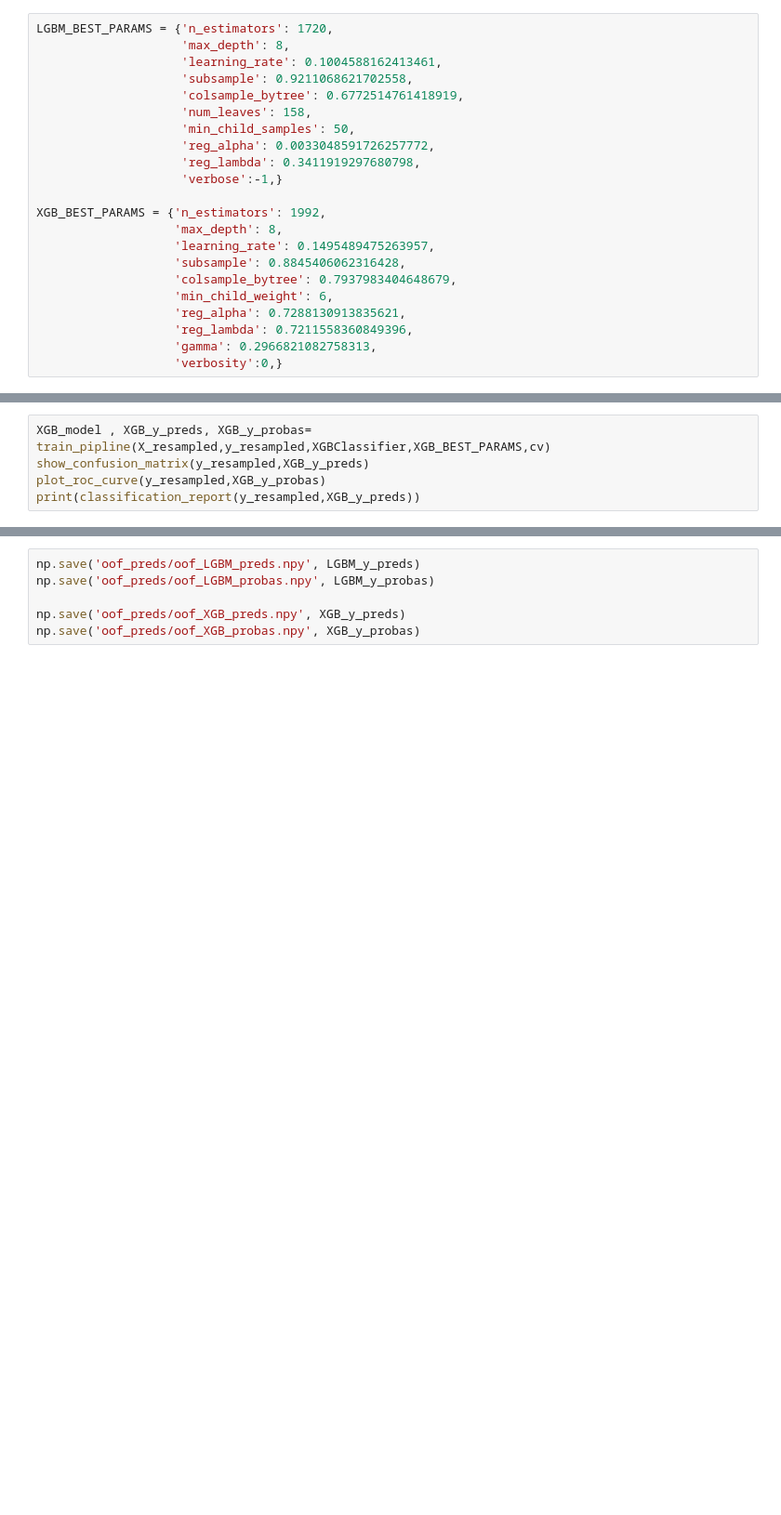
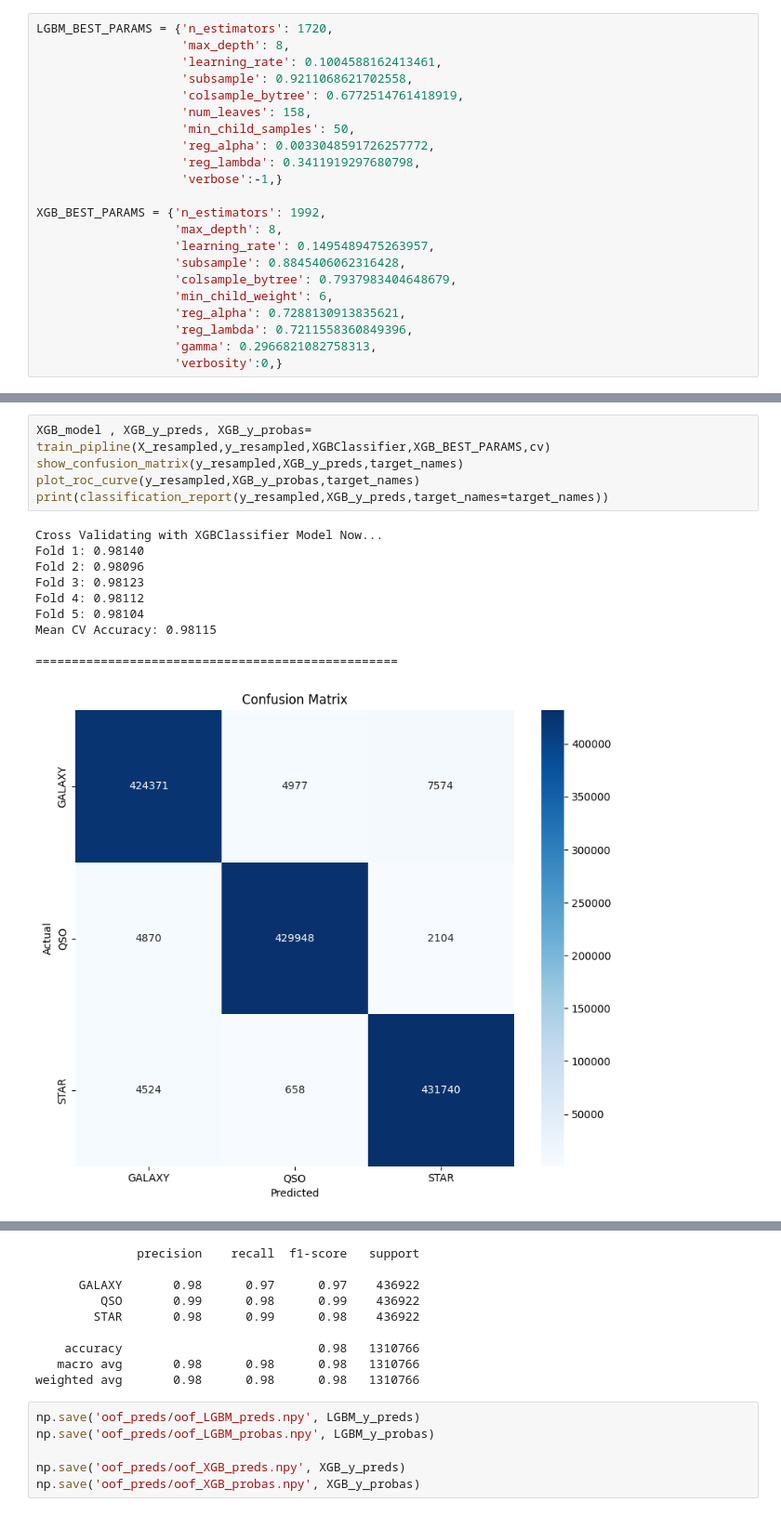
Before and after one commit to Hozaifa-777/Project_Galaxy, a Jupyter notebook: notebooks/04_tuning.ipynb, the cells around one changed output, grey strips where cells are left out. Shown at 93% size. Cells and saved outputs as stored; diff of their text form; blank space fills up the shorter version.

```diff
--- a/notebooks/04_tuning.ipynb
+++ b/notebooks/04_tuning.ipynb
@@ -186,5 +207,16 @@ print(classification_report(y_resampled,LGBM_y_preds))
 # %%
 XGB_model , XGB_y_preds, XGB_y_probas= train_pipline(X_resampled,y_resampled,XGBClassifier,XGB_BEST_PARAMS,cv)
-show_confusion_matrix(y_resampled,XGB_y_preds)
-plot_roc_curve(y_resampled,XGB_y_probas)
-print(classification_report(y_resampled,XGB_y_preds))
+show_confusion_matrix(y_resampled,XGB_y_preds,target_names)
+plot_roc_curve(y_resampled,XGB_y_probas,target_names)
+print(classification_report(y_resampled,XGB_y_preds,target_names=target_names))
+# %% [output]
+Cross Validating with XGBClassifier Model Now...
+Fold 1: 0.98140
+Fold 2: 0.98096
+Fold 3: 0.98123
+Fold 4: 0.98112
+Fold 5: 0.98104
+Mean CV Accuracy: 0.98115
+
+==================================================
+[figure, added]
@@ -191,3 +224,12 @@ print(classification_report(y_resampled,XGB_y_preds))
+              precision    recall  f1-score   support
+
+      GALAXY       0.98      0.97      0.97    436922
+         QSO       0.99      0.98      0.99    436922
+        STAR       0.98      0.99      0.98    436922
+
+    accuracy                           0.98   1310766
+   macro avg       0.98      0.98      0.98   1310766
+weighted avg       0.98      0.98      0.98   1310766
 # %%
 np.save('oof_preds/oof_LGBM_preds.npy', LGBM_y_preds)
 np.save('oof_preds/oof_LGBM_probas.npy', LGBM_y_probas)
```
Also changed, not shown: parts of 2 cells of this notebook.
